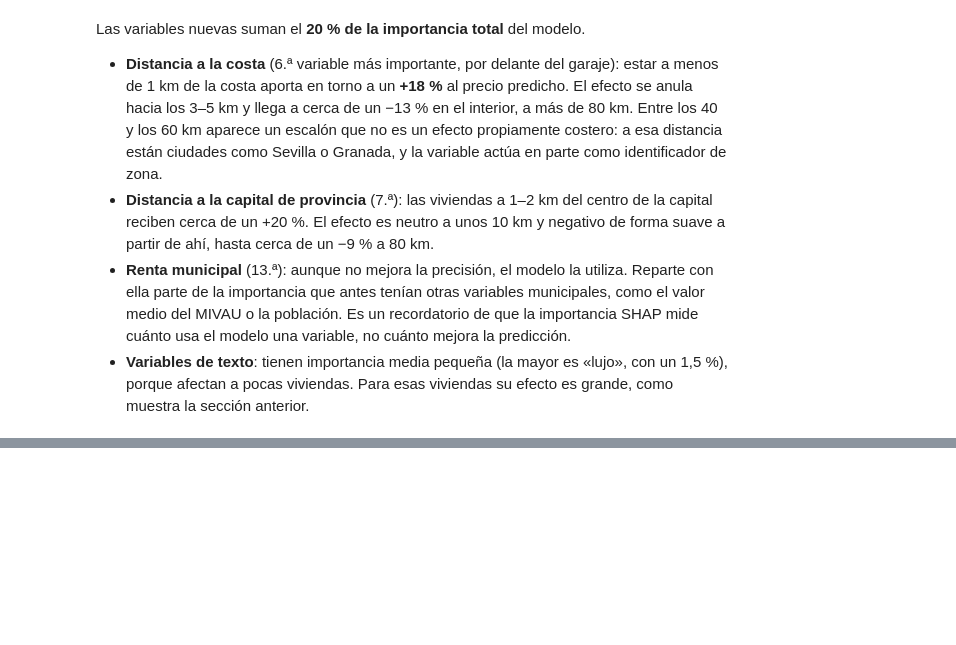
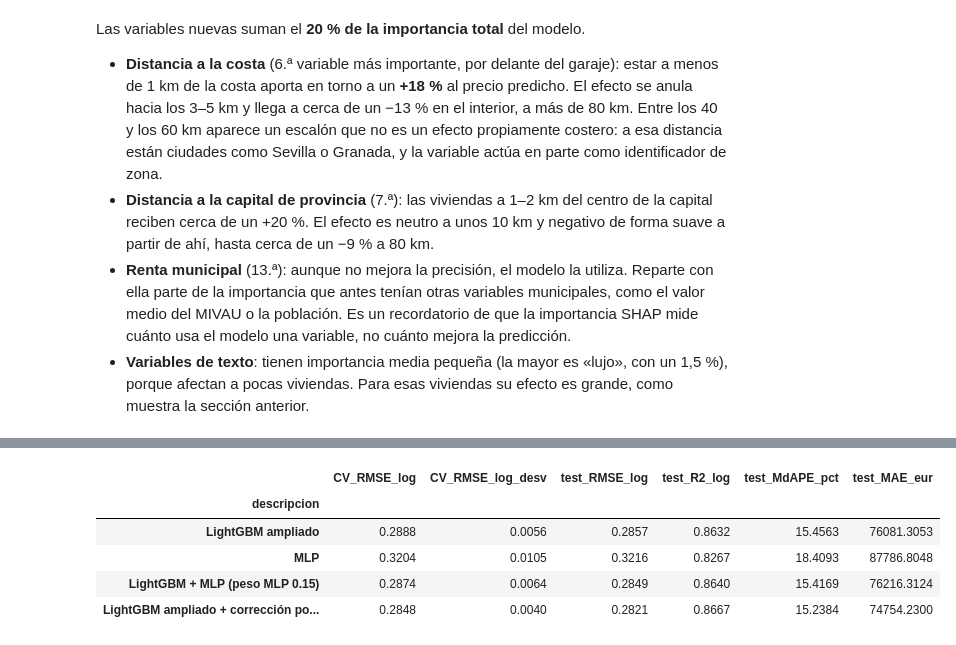
Before and after one commit to MarioArocaPaez/tfm-vivienda-andalucia, a Jupyter notebook: notebooks/03_mejora_variables.ipynb, the cells around one changed output, grey strips where cells are left out. Cells and saved outputs as stored; diff of their text form; code cells hidden in the pictures; blank space fills up the shorter version.

```diff
--- a/notebooks/03_mejora_variables.ipynb
+++ b/notebooks/03_mejora_variables.ipynb
@@ -460,0 +480,10 @@ Las variables nuevas suman el **20 % de la importancia total** del modelo.
+# %%
+rn = pd.read_csv(RES_AMP / "redes_neuronales.csv").set_index("descripcion")
+rn[["CV_RMSE_log", "CV_RMSE_log_desv", "test_RMSE_log", "test_R2_log", "test_MdAPE_pct", "test_MAE_eur"]].round(4)
+# %% [output]
+|  | CV_RMSE_log | CV_RMSE_log_desv | test_RMSE_log | test_R2_log | test_MdAPE_pct | test_MAE_eur |
+| descripcion |  |  |  |  |  |  |
+| LightGBM ampliado | 0.2888 | 0.0056 | 0.2857 | 0.8632 | 15.4563 | 76081.3053 |
+| MLP | 0.3204 | 0.0105 | 0.3216 | 0.8267 | 18.4093 | 87786.8048 |
+| LightGBM + MLP (peso MLP 0.15) | 0.2874 | 0.0064 | 0.2849 | 0.8640 | 15.4169 | 76216.3124 |
+| LightGBM ampliado + corrección po... | 0.2848 | 0.0040 | 0.2821 | 0.8667 | 15.2384 | 74754.2300 |
```
Also changed, not shown: parts of 9 cells of this notebook, 7 other files.
